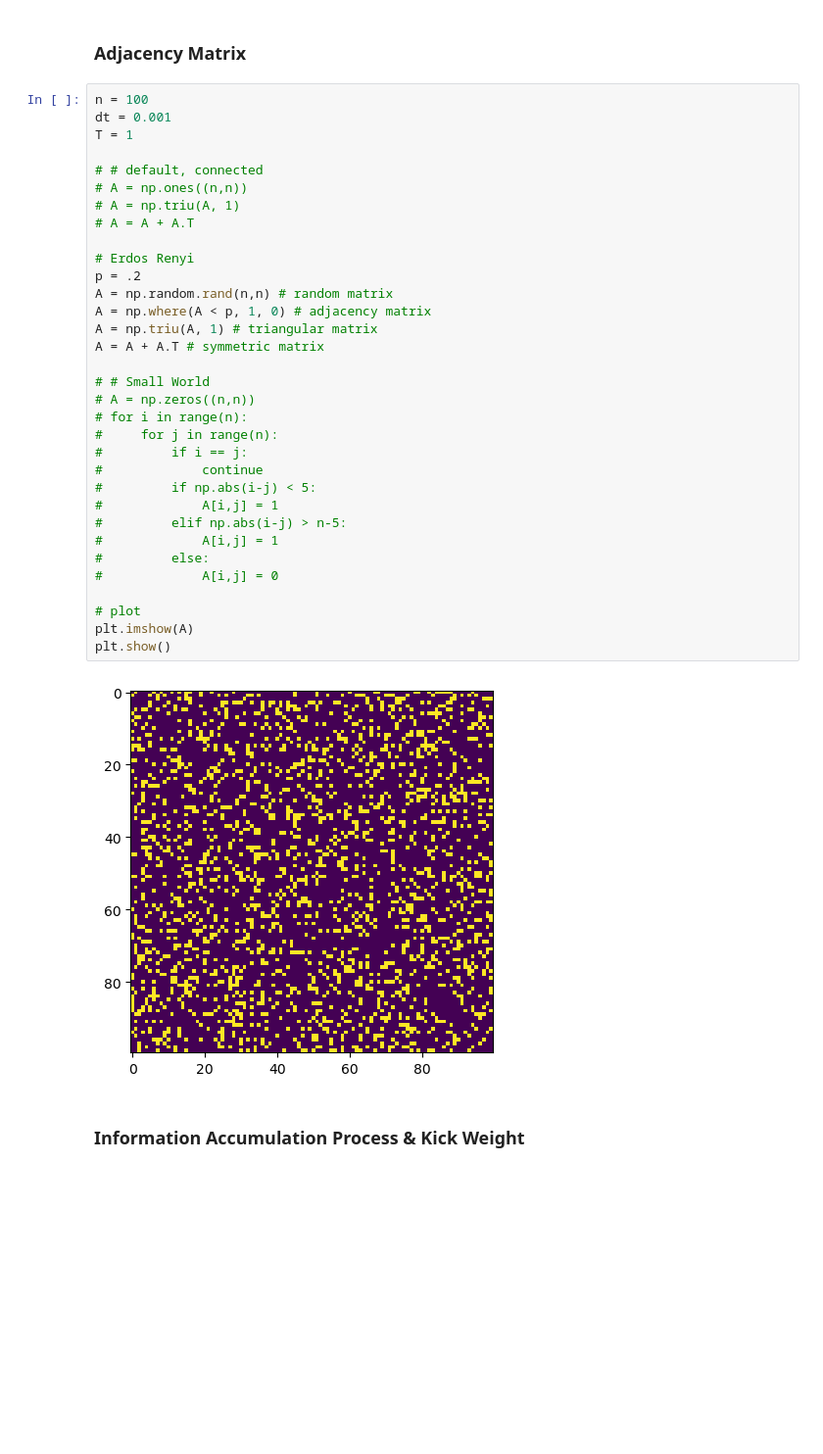
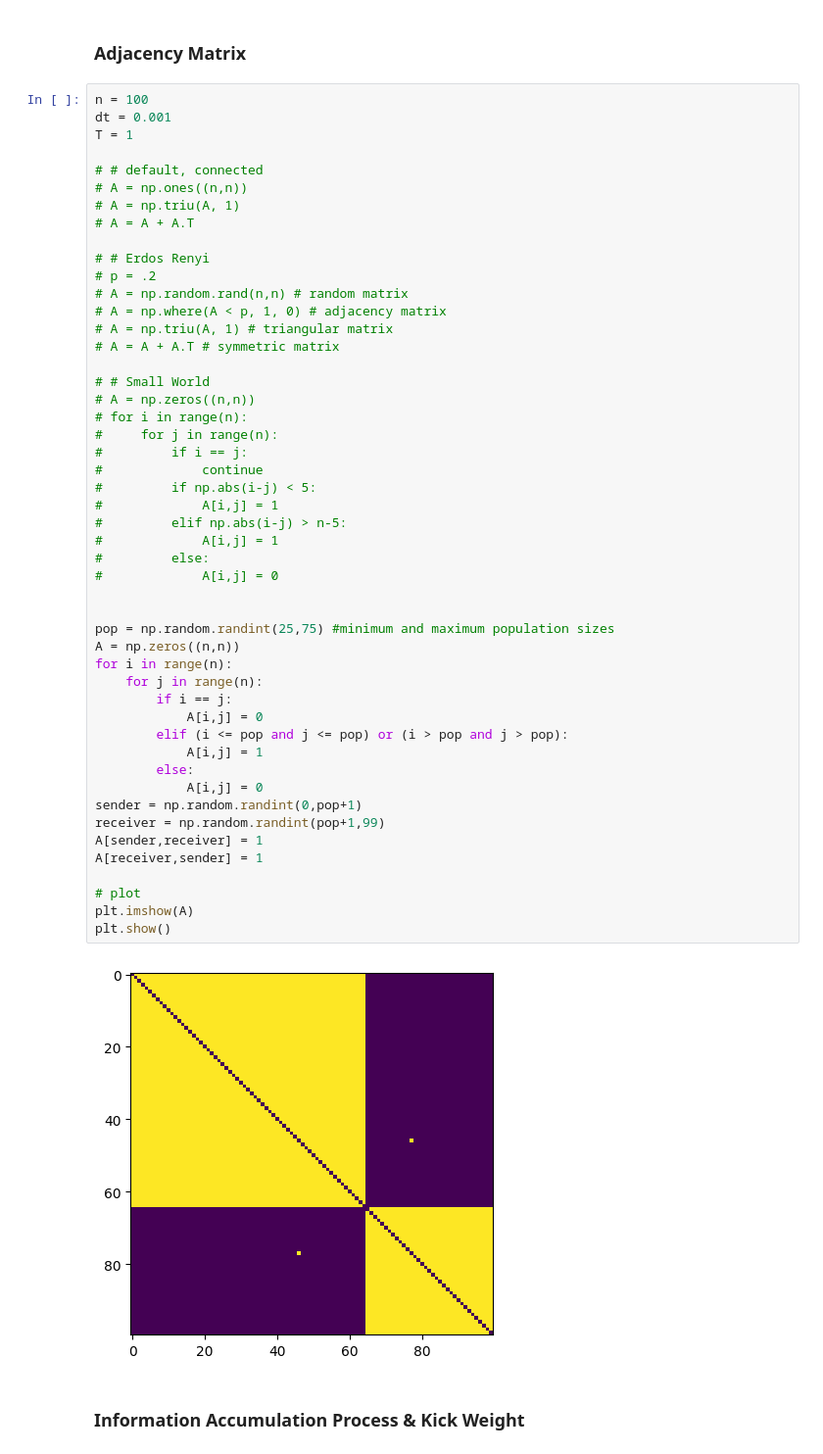
Before and after one commit to fcseidl/social-net-consensus, a Jupyter notebook: heuristic-accumulation.ipynb, the cells around one changed output. Shown: that part at 98% size. Saved outputs shown, nothing was run; the diff lists cells and outputs as text; blank space fills up the shorter version.

```diff
--- a/heuristic-accumulation.ipynb
+++ b/heuristic-accumulation.ipynb
@@ -6,38 +6,54 @@ import matplotlib.pyplot as plt
 # %%
 n = 100
 dt = 0.001
 T = 1
 
 # # default, connected
 # A = np.ones((n,n))
 # A = np.triu(A, 1)
 # A = A + A.T
 
-# Erdos Renyi
-p = .2
-A = np.random.rand(n,n) # random matrix
-A = np.where(A < p, 1, 0) # adjacency matrix
-A = np.triu(A, 1) # triangular matrix
-A = A + A.T # symmetric matrix
+# # Erdos Renyi
+# p = .2
+# A = np.random.rand(n,n) # random matrix
+# A = np.where(A < p, 1, 0) # adjacency matrix
+# A = np.triu(A, 1) # triangular matrix
+# A = A + A.T # symmetric matrix
 
 # # Small World
 # A = np.zeros((n,n))
 # for i in range(n):
 #     for j in range(n):
 #         if i == j:
 #             continue
 #         if np.abs(i-j) < 5:
 #             A[i,j] = 1
 #         elif np.abs(i-j) > n-5:
 #             A[i,j] = 1
 #         else:
 #             A[i,j] = 0
 
+
+pop = np.random.randint(25,75) #minimum and maximum population sizes
+A = np.zeros((n,n))
+for i in range(n):
+    for j in range(n):
+        if i == j:
+            A[i,j] = 0
+        elif (i <= pop and j <= pop) or (i > pop and j > pop):
+            A[i,j] = 1
+        else:
+            A[i,j] = 0
+sender = np.random.randint(0,pop+1)
+receiver = np.random.randint(pop+1,99)
+A[sender,receiver] = 1
+A[receiver,sender] = 1
+
 # plot
 plt.imshow(A)
 plt.show()
 # %% [output]
-[figure, old version]
+[figure, new version]
 # %% [markdown]
 ### Information Accumulation Process & Kick Weight
 # %%
```
Also changed, not shown: parts of 6 cells of this notebook, 1 other file.
